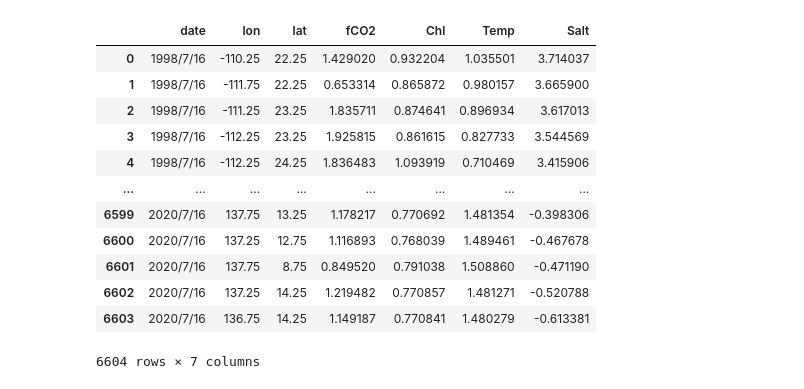
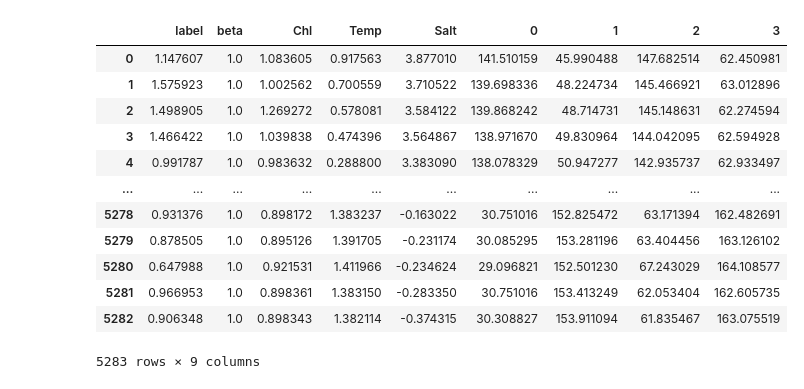
Before and after one commit to Apheliosss/SRTP2022, a Jupyter notebook: testing/GNNWR.ipynb, the cells around one changed output. Cells and saved outputs as stored; diff of their text form; code cells hidden in the pictures.

```diff
--- a/testing/GNNWR.ipynb
+++ b/testing/GNNWR.ipynb
@@ -108,19 +100,18 @@ test_set
 # %%
-def process_df(my_set):
+def process_df(my_set, varName):
     temp_df = pd.DataFrame()
 
 
     dataset = my_set.reset_index(drop=True)
     ycor = dataset.lat
     #ycor = dataset.lon
-    label = dataset.fCO2
 
-    temp_df['label'] = label
+
+    temp_df['label'] = dataset[varName[0]]
 
     temp_df['beta'] = np.ones(dataset.shape[0])
-    temp_df['Chl'] = dataset.Chl
-    temp_df['Temp'] = dataset.Temp
-    temp_df['Salt'] = dataset.Salt
+
+    temp_df[varName[1:4]] = dataset[varName[1:4]]
 
     alist = dataset.lon
     temp = []
@@ -146,27 +137,26 @@ def process_df(my_set):
 
 
 
-train_data = MYDataset(process_df(my_set=train_set))
-test_data = MYDataset(process_df(my_set=test_set))
+train_data = MYDataset(process_df(my_set=train_set, varName=varName))
+test_data = MYDataset(process_df(my_set=test_set, varName=varName))
 train_loader = DataLoader(train_data, batch_size=50, shuffle=True, num_workers=0, drop_last=True)
 test_loader = DataLoader(test_data, batch_size=50, shuffle=False, num_workers=0)
-# %%
-
-dataset
-# %% [output]
-|  | date | lon | lat | fCO2 | Chl | Temp | Salt |
-| 0 | 1998/7/16 | -110.25 | 22.25 | 1.429020 | 0.932204 | 1.035501 | 3.714037 |
-| 1 | 1998/7/16 | -111.75 | 22.25 | 0.653314 | 0.865872 | 0.980157 | 3.665900 |
-| 2 | 1998/7/16 | -111.25 | 23.25 | 1.835711 | 0.874641 | 0.896934 | 3.617013 |
-| 3 | 1998/7/16 | -112.25 | 23.25 | 1.925815 | 0.861615 | 0.827733 | 3.544569 |
-| 4 | 1998/7/16 | -112.25 | 24.25 | 1.836483 | 1.093919 | 0.710469 | 3.415906 |
-| ... | ... | ... | ... | ... | ... | ... | ... |
-| 6599 | 2020/7/16 | 137.75 | 13.25 | 1.178217 | 0.770692 | 1.481354 | -0.398306 |
-| 6600 | 2020/7/16 | 137.25 | 12.75 | 1.116893 | 0.768039 | 1.489461 | -0.467678 |
-| 6601 | 2020/7/16 | 137.75 | 8.75 | 0.849520 | 0.791038 | 1.508860 | -0.471190 |
-| 6602 | 2020/7/16 | 137.25 | 14.25 | 1.219482 | 0.770857 | 1.481271 | -0.520788 |
-| 6603 | 2020/7/16 | 136.75 | 14.25 | 1.149187 | 0.770841 | 1.480279 | -0.613381 |
-6604 rows × 7 columns
+# %%
+process_df(my_set=train_set, varName=varName)
+# %% [output]
+|  | label | beta | Chl | Temp | Salt | 0 | 1 | 2 | 3 |
+| 0 | 1.147607 | 1.0 | 1.083605 | 0.917563 | 3.877010 | 141.510159 | 45.990488 | 147.682514 | 62.450981 |
+| 1 | 1.575923 | 1.0 | 1.002562 | 0.700559 | 3.710522 | 139.698336 | 48.224734 | 145.466921 | 63.012896 |
+| 2 | 1.498905 | 1.0 | 1.269272 | 0.578081 | 3.584122 | 139.868242 | 48.714731 | 145.148631 | 62.274594 |
+| 3 | 1.466422 | 1.0 | 1.039838 | 0.474396 | 3.564867 | 138.971670 | 49.830964 | 144.042095 | 62.594928 |
+| 4 | 0.991787 | 1.0 | 0.983632 | 0.288800 | 3.383090 | 138.078329 | 50.947277 | 142.935737 | 62.933497 |
+| ... | ... | ... | ... | ... | ... | ... | ... | ... | ... |
+| 5278 | 0.931376 | 1.0 | 0.898172 | 1.383237 | -0.163022 | 30.751016 | 152.825472 | 63.171394 | 162.482691 |
+| 5279 | 0.878505 | 1.0 | 0.895126 | 1.391705 | -0.231174 | 30.085295 | 153.281196 | 63.404456 | 163.126102 |
+| 5280 | 0.647988 | 1.0 | 0.921531 | 1.411966 | -0.234624 | 29.096821 | 152.501230 | 67.243029 | 164.108577 |
+| 5281 | 0.966953 | 1.0 | 0.898361 | 1.383150 | -0.283350 | 30.751016 | 153.413249 | 62.053404 | 162.605735 |
+| 5282 | 0.906348 | 1.0 | 0.898343 | 1.382114 | -0.374315 | 30.308827 | 153.911094 | 61.835467 | 163.075519 |
+5283 rows × 9 columns
 # %%
 class GNNWR(nn.Module):
     def __init__(self, insize, outsize):
```
Also changed, not shown: parts of 5 cells of this notebook.
